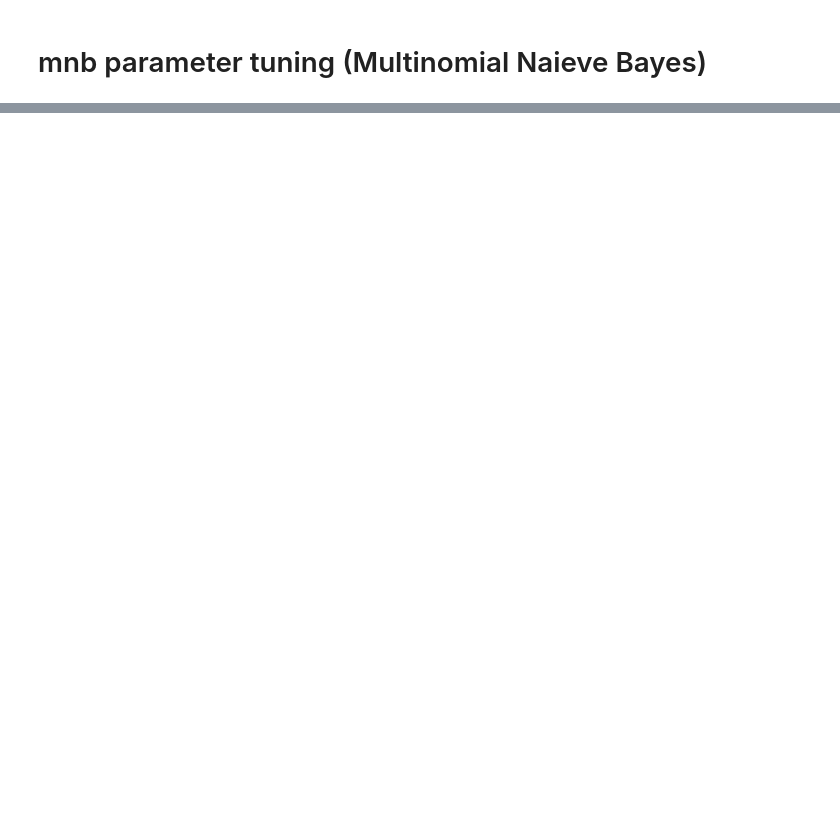
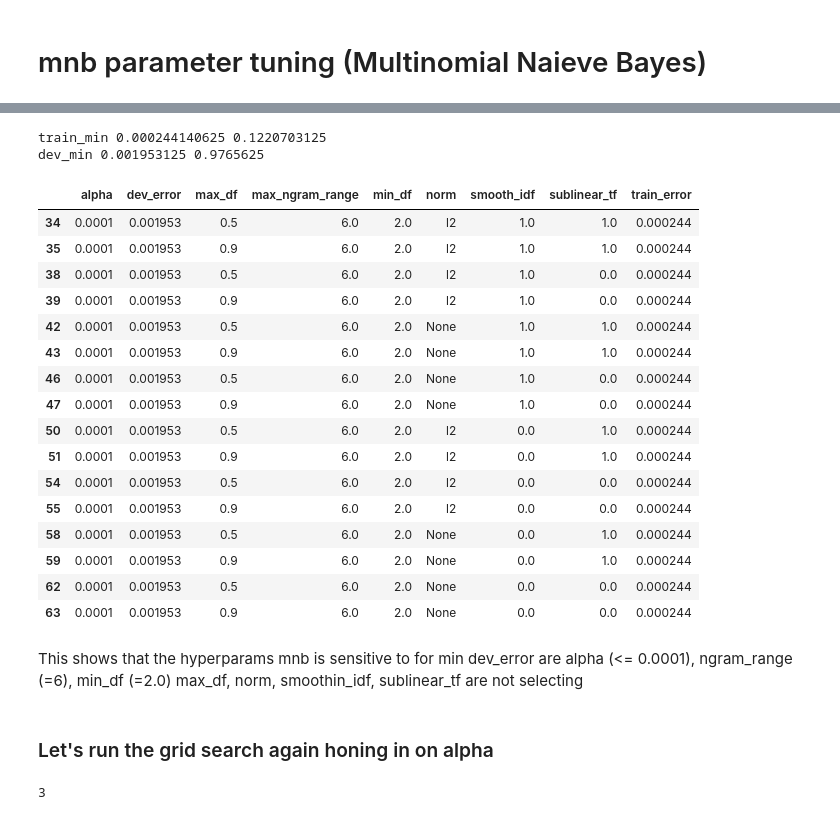
Before and after one commit to kbroughton/isa-classifier, a Jupyter notebook: sklearn/mnb-parameter-tuning.ipynb, the cells around one changed output, grey strips where cells are left out. Saved outputs shown, nothing was run; the diff lists cells and outputs as text; code cells hidden in the pictures; blank space fills up the shorter version.

```diff
--- a/sklearn/mnb-parameter-tuning.ipynb
+++ b/sklearn/mnb-parameter-tuning.ipynb
@@ -922,0 +235,47 @@ dev error: 0.319602272727%
+# %%
+train_min = df_mnb['train_error'].min()
+dev_min = df_mnb['dev_error'].min()
+print("train_min", train_min, train_min*500)
+print("dev_min", dev_min, dev_min*500)
+# %% [output]
+train_min 0.000244140625 0.1220703125
+dev_min 0.001953125 0.9765625
+# %%
+df_mnb.loc[df_mnb['dev_error'] == dev_min]
+# %% [output]
+|  | alpha | dev_error | max_df | max_ngram_range | min_df | norm | smooth_idf | sublinear_tf | train_error |
+| 34 | 0.0001 | 0.001953 | 0.5 | 6.0 | 2.0 | l2 | 1.0 | 1.0 | 0.000244 |
+| 35 | 0.0001 | 0.001953 | 0.9 | 6.0 | 2.0 | l2 | 1.0 | 1.0 | 0.000244 |
+| 38 | 0.0001 | 0.001953 | 0.5 | 6.0 | 2.0 | l2 | 1.0 | 0.0 | 0.000244 |
+| 39 | 0.0001 | 0.001953 | 0.9 | 6.0 | 2.0 | l2 | 1.0 | 0.0 | 0.000244 |
+| 42 | 0.0001 | 0.001953 | 0.5 | 6.0 | 2.0 | None | 1.0 | 1.0 | 0.000244 |
+| 43 | 0.0001 | 0.001953 | 0.9 | 6.0 | 2.0 | None | 1.0 | 1.0 | 0.000244 |
+| 46 | 0.0001 | 0.001953 | 0.5 | 6.0 | 2.0 | None | 1.0 | 0.0 | 0.000244 |
+| 47 | 0.0001 | 0.001953 | 0.9 | 6.0 | 2.0 | None | 1.0 | 0.0 | 0.000244 |
+| 50 | 0.0001 | 0.001953 | 0.5 | 6.0 | 2.0 | l2 | 0.0 | 1.0 | 0.000244 |
+| 51 | 0.0001 | 0.001953 | 0.9 | 6.0 | 2.0 | l2 | 0.0 | 1.0 | 0.000244 |
+| 54 | 0.0001 | 0.001953 | 0.5 | 6.0 | 2.0 | l2 | 0.0 | 0.0 | 0.000244 |
+| 55 | 0.0001 | 0.001953 | 0.9 | 6.0 | 2.0 | l2 | 0.0 | 0.0 | 0.000244 |
+| 58 | 0.0001 | 0.001953 | 0.5 | 6.0 | 2.0 | None | 0.0 | 1.0 | 0.000244 |
+| 59 | 0.0001 | 0.001953 | 0.9 | 6.0 | 2.0 | None | 0.0 | 1.0 | 0.000244 |
+| 62 | 0.0001 | 0.001953 | 0.5 | 6.0 | 2.0 | None | 0.0 | 0.0 | 0.000244 |
+| 63 | 0.0001 | 0.001953 | 0.9 | 6.0 | 2.0 | None | 0.0 | 0.0 | 0.000244 |
+# %% [markdown]
+This shows that the hyperparams mnb is sensitive to for min dev_error are
+alpha (<= 0.0001), ngram_range (=6), min_df (=2.0)
+max_df, norm, smoothin_idf, sublinear_tf are not selecting
+# %% [markdown]
+### Let's run the grid search again honing in on alpha
+# %%
+params = {}
+params['alpha'] = [1e-6, 1e-5, 1e-4]
+params['max_ngram_range'] = [6,]
+params['smooth_idf'] = [True]
+params['norm'] = ['l2']
+params['sublinear_tf'] = [True]
+params['min_df'] = [2]
+params['max_df'] = [.7]
+
+param_space_size(params)
+# %% [output]
+3
```
Also changed, not shown: parts of 36 cells of this notebook.
